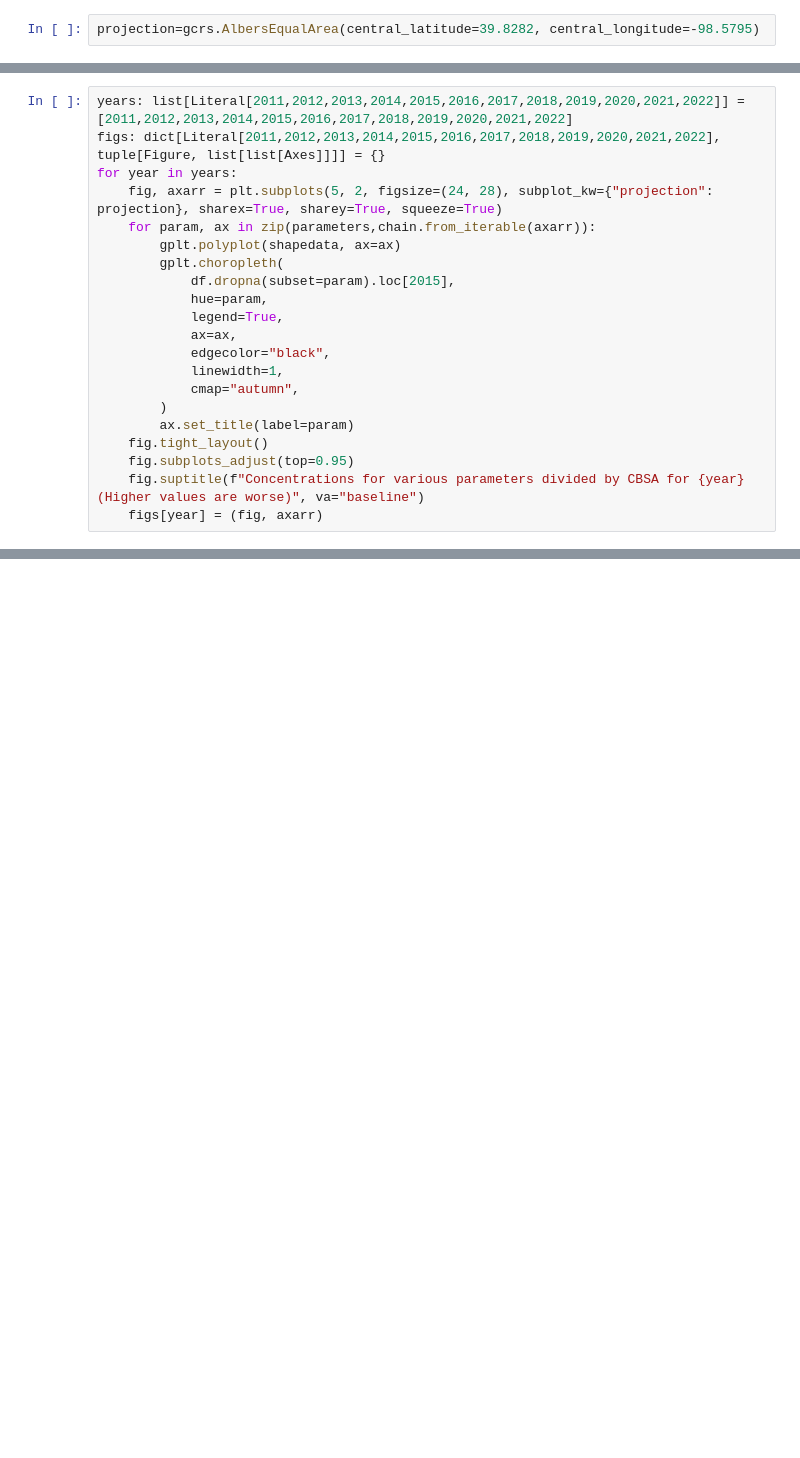
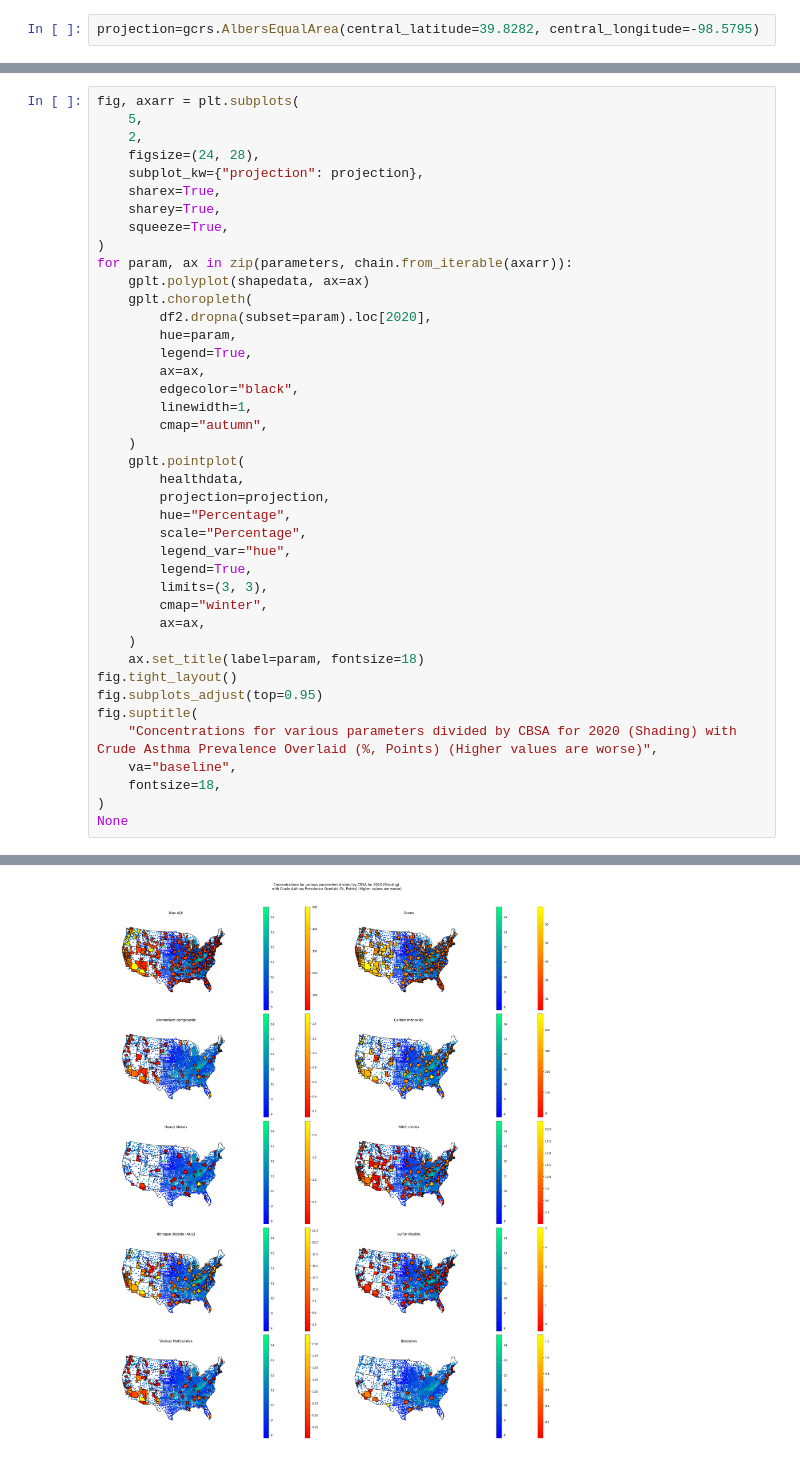
Before and after one commit to ubco-W2022T2-data301/project-group-group04, a Jupyter notebook: analysis/analysis1.ipynb, the cells around one changed output, grey strips where cells are left out. Cells and saved outputs as stored; diff of their text form; blank space fills up the shorter version.

```diff
--- a/analysis/analysis1.ipynb
+++ b/analysis/analysis1.ipynb
@@ -211,21 +134,42 @@ projection=gcrs.AlbersEqualArea(central_latitude=39.8282, central_longitude=-98.
 # %%
-years: list[Literal[2011,2012,2013,2014,2015,2016,2017,2018,2019,2020,2021,2022]] = [2011,2012,2013,2014,2015,2016,2017,2018,2019,2020,2021,2022]
-figs: dict[Literal[2011,2012,2013,2014,2015,2016,2017,2018,2019,2020,2021,2022], tuple[Figure, list[list[Axes]]]] = {}
-for year in years:
-    fig, axarr = plt.subplots(5, 2, figsize=(24, 28), subplot_kw={"projection": projection}, sharex=True, sharey=True, squeeze=True)
-    for param, ax in zip(parameters,chain.from_iterable(axarr)):
-        gplt.polyplot(shapedata, ax=ax)
-        gplt.choropleth(
-            df.dropna(subset=param).loc[2015],
-            hue=param,
-            legend=True,
-            ax=ax,
-            edgecolor="black",
-            linewidth=1,
-            cmap="autumn",
-        )
-        ax.set_title(label=param)
-    fig.tight_layout()
-    fig.subplots_adjust(top=0.95)
-    fig.suptitle(f"Concentrations for various parameters divided by CBSA for {year} (Higher values are worse)", va="baseline")
-    figs[year] = (fig, axarr)
+fig, axarr = plt.subplots(
+    5,
+    2,
+    figsize=(24, 28),
+    subplot_kw={"projection": projection},
+    sharex=True,
+    sharey=True,
+    squeeze=True,
+)
+for param, ax in zip(parameters, chain.from_iterable(axarr)):
+    gplt.polyplot(shapedata, ax=ax)
+    gplt.choropleth(
+        df2.dropna(subset=param).loc[2020],
+        hue=param,
+        legend=True,
+        ax=ax,
+        edgecolor="black",
+        linewidth=1,
+        cmap="autumn",
+    )
+    gplt.pointplot(
+        healthdata,
+        projection=projection,
+        hue="Percentage",
+        scale="Percentage",
+        legend_var="hue",
+        legend=True,
+        limits=(3, 3),
+        cmap="winter",
+        ax=ax,
+    )
+    ax.set_title(label=param, fontsize=18)
+fig.tight_layout()
+fig.subplots_adjust(top=0.95)
+fig.suptitle(
+    "Concentrations for various parameters divided by CBSA for 2020 (Shading) with Crude Asthma Prevalence Overlaid (%, Points) (Higher values are worse)",
+    va="baseline",
+    fontsize=18,
+)
+None
+# %% [output]
@@ -231,0 +177 @@ for year in years:
+[figure, added]
```
Also changed, not shown: parts of 19 cells of this notebook, 4 other files.
